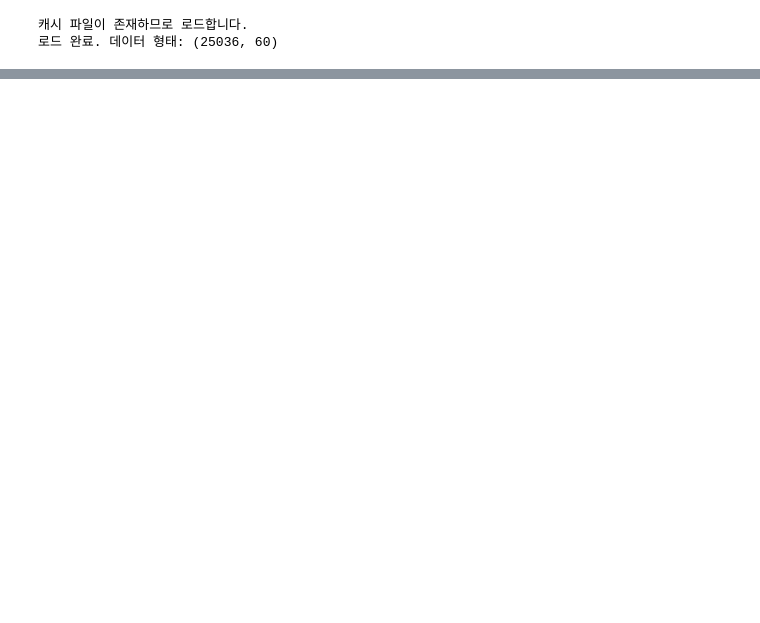
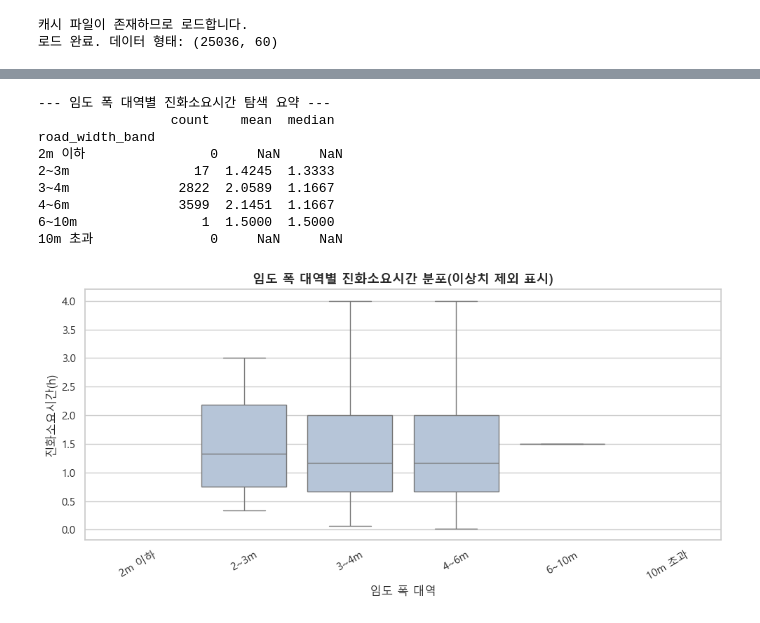
Before and after one commit to Max-JI64/farm-system-public-02, a Jupyter notebook: jsw/EDA/EDA-2026-05-26_전국-공간.ipynb, the cells around one changed output, grey strips where cells are left out. Saved outputs shown, nothing was run; the diff lists cells and outputs as text; code cells hidden in the pictures; blank space fills up the shorter version.

```diff
--- a/jsw/EDA/EDA-2026-05-26_전국-공간.ipynb
+++ b/jsw/EDA/EDA-2026-05-26_전국-공간.ipynb
@@ -779,0 +484,15 @@ R-squared: 0.0116
+# %%
+# 고도 대역별 발생 건수
+if '고도(m)' in merged_df.columns:
+    merged_df['elev_band'] = pd.cut(merged_df['고도(m)'], bins=range(0, 1600, 100), right=False)
+    fig, axes = plt.subplots(1, 2, figsize=(18, 6), sharey=True)
+    for i, (flag, title) in enumerate([(True, '강원도'), (False, '타 지역')]):
+        subset = merged_df[merged_df['is_gangwon'] == flag]
+        band_counts = subset['elev_band'].value_counts().sort_index()
+        band_counts.plot(kind='bar', ax=axes[i], color=sns.color_palette('viridis', len(band_counts)), edgecolor='gray')
+        axes[i].set_title(f'{title} 고도 대역별 산불 건수', fontsize=12, fontweight='bold')
+        axes[i].set_xlabel('고도 대역(m)')
+        axes[i].set_ylabel('건수')
+        axes[i].tick_params(axis='x', rotation=45)
+    plt.tight_layout()
+    plt.show()
@@ -779,0 +772,36 @@ R-squared: 0.0116
+# %%
+# 임도 폭 대역별 진화소요시간 탐색
+if 'valid_sup' in globals() and 'road_width_band' in merged_df.columns:
+    valid_sup = valid_sup.merge(
+        merged_df[['fire_id', 'road_width_band']],
+        on='fire_id',
+        how='left',
+        suffixes=('', '_from_all')
+    ) if 'road_width_band' not in valid_sup.columns and 'fire_id' in valid_sup.columns else valid_sup
+
+    band_col = 'road_width_band' if 'road_width_band' in valid_sup.columns else 'road_width_band_from_all'
+    if band_col in valid_sup.columns:
+        road_sup = valid_sup.dropna(subset=[band_col, '_suppression_hours'])
+        road_stats = road_sup.groupby(band_col, observed=False)['_suppression_hours'].agg(['count', 'mean', 'median']).round(4)
+        print('--- 임도 폭 대역별 진화소요시간 탐색 요약 ---')
+        print(road_stats)
+
+        plt.figure(figsize=(10, 5))
+        sns.boxplot(data=road_sup, x=band_col, y='_suppression_hours', color='lightsteelblue', showfliers=False)
+        plt.title('임도 폭 대역별 진화소요시간 분포(이상치 제외 표시)', fontsize=13, fontweight='bold')
+        plt.xlabel('임도 폭 대역')
+        plt.ylabel('진화소요시간(h)')
+        plt.xticks(rotation=30)
+        plt.tight_layout()
+        plt.show()
+# %% [output]
+--- 임도 폭 대역별 진화소요시간 탐색 요약 ---
+                 count    mean  median
+road_width_band
+2m 이하                0     NaN     NaN
+2~3m                17  1.4245  1.3333
+3~4m              2822  2.0589  1.1667
+4~6m              3599  2.1451  1.1667
+6~10m                1  1.5000  1.5000
+10m 초과               0     NaN     NaN
+[figure, added]
```
Also changed, not shown: parts of 80 cells of this notebook, 1 other file.
